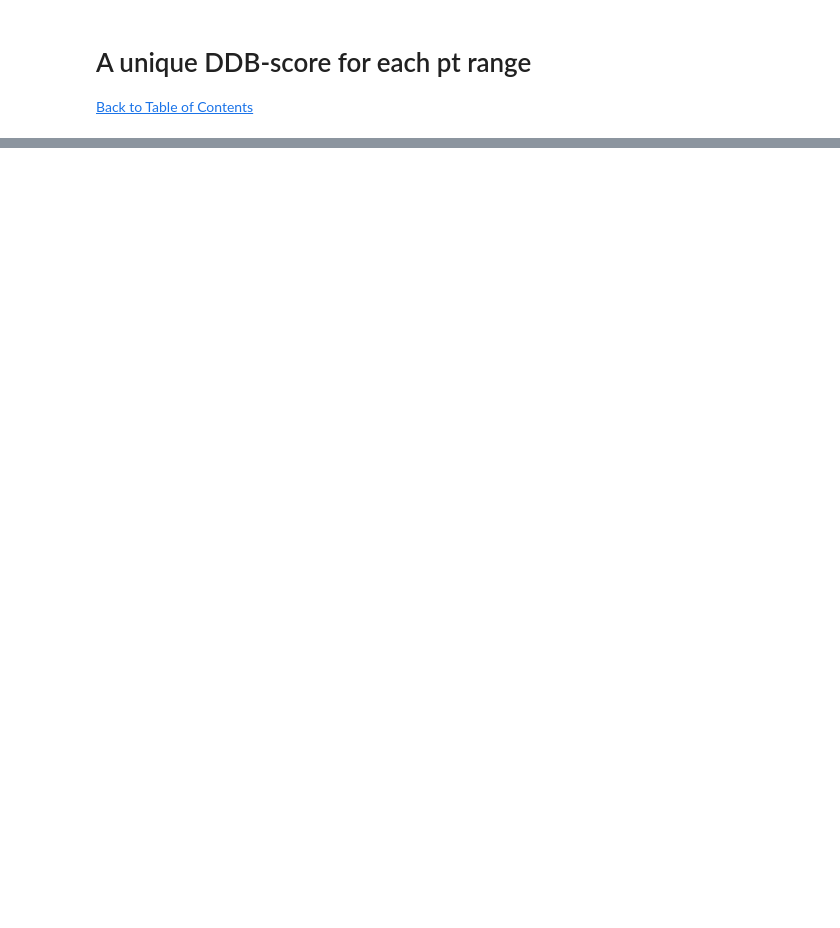
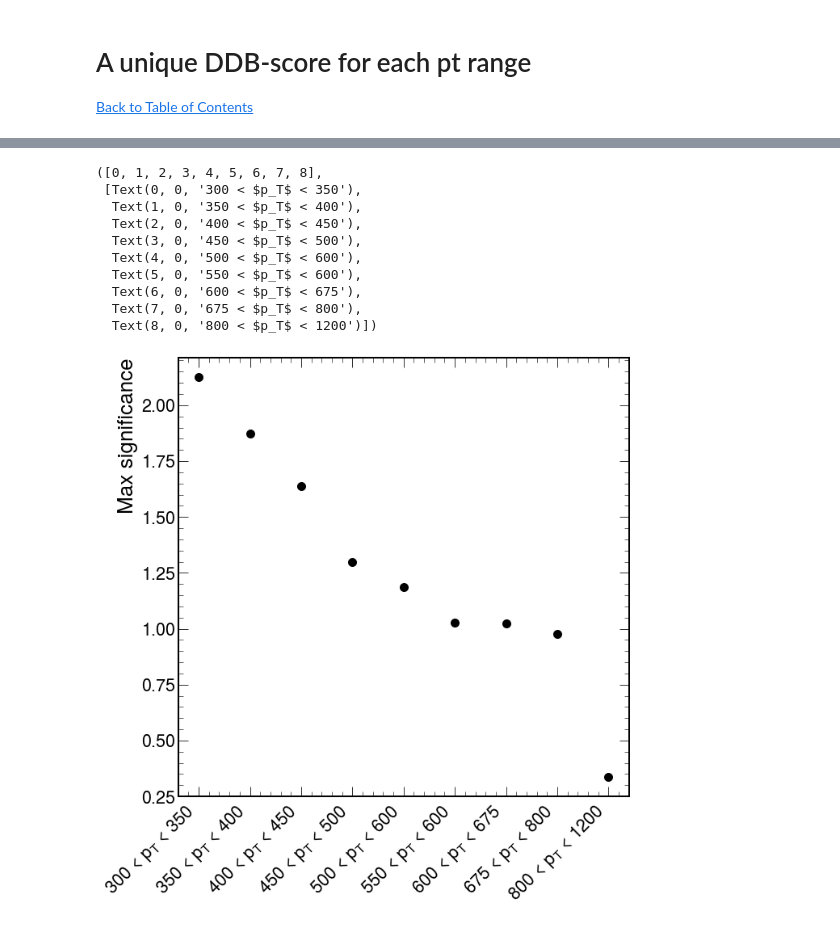
Before and after one commit to alintulu/Run3ScoutingHbb, a Jupyter notebook: notebooks/ddb_score.ipynb, the cells around one changed output, grey strips where cells are left out. Drawn from its saved outputs; the diff is of its cells as text; code cells hidden in the pictures; blank space fills up the shorter version.

```diff
--- a/notebooks/ddb_score.ipynb
+++ b/notebooks/ddb_score.ipynb
@@ -244,0 +198,14 @@ NameError: name 'create_sig' is not defined
+# %%
+pt1 = 300
+pt2 = 1200
+
+S = get_sel(mc, "S", pt1, pt2)[{
+    "pt" : slice(hist.loc(pt1), hist.loc(pt2) + 1, sum),
+    "disc" : slice(hist.loc(max_disc), len, sum)
+}]
+B = get_sel(mc, "B", pt1, pt2)[{
+    "pt" : slice(hist.loc(pt1), hist.loc(pt2) + 1, sum),
+    "disc" : slice(hist.loc(max_disc), len, sum)
+}]
+
+print(f"DDB score: {max_disc}\nSignificance: {get_significance(S.value, B.value):.4f}")
@@ -302,3 +288,56 @@ plt.xticks(rotation=45, ha='right')
+# %%
+plt.style.use(mplhep.style.CMS)
+
+fig, ax = plt.subplots(figsize=(10, 10))
+
+data_err_opts = {
+    'linestyle': 'none',
+    'marker': '.',
+    'markersize': 20.,
+    'color': 'k',
+    'elinewidth': 1,
+}
+
+max_sigs = []
+is_max = []
+
+pt_edges = mc.project("pt").axes[0].edges
+#pt_edges = [300, 350, 400, 450, 500, 1200]
+
+for i, pt1 in enumerate(pt_edges[:-1]):
+    pt2 = pt_edges[i + 1]
+
+    Z = create_sig1(pt1, pt2)
+
+    i_max = np.argmax(Z.values())
+    is_max.append(i_max)
+    max_sigs.append(Z.values()[i_max])
+    max_disc = Z.axes[0].edges[i_max]
+
+ax.errorbar(
+    [r"300 < $p_T$ < 350", r"350 < $p_T$ < 400", r"400 < $p_T$ < 450", r"450 < $p_T$ < 500",
+     r"500 < $p_T$ < 600", r"550 < $p_T$ < 600", r"600 < $p_T$ < 675", r"675 < $p_T$ < 800",
+     r"800 < $p_T$ < 1200"],
+     max_sigs,
+    **data_err_opts,
+)
+
+# ax.set_ylim(0, 2)
+ax.set_ylabel("Max significance")
+ax.set_xlabel("")
+plt.xticks(rotation=45, ha='right')
+# %% [output]
+([0, 1, 2, 3, 4, 5, 6, 7, 8],
+ [Text(0, 0, '300 < $p_T$ < 350'),
+  Text(1, 0, '350 < $p_T$ < 400'),
+  Text(2, 0, '400 < $p_T$ < 450'),
+  Text(3, 0, '450 < $p_T$ < 500'),
+  Text(4, 0, '500 < $p_T$ < 600'),
+  Text(5, 0, '550 < $p_T$ < 600'),
+  Text(6, 0, '600 < $p_T$ < 675'),
+  Text(7, 0, '675 < $p_T$ < 800'),
+  Text(8, 0, '800 < $p_T$ < 1200')])
+[figure, added]
 # %%
 plt.style.use(mplhep.style.CMS)
 
```
Also changed, not shown: parts of 10 cells of this notebook, 11 other files.
